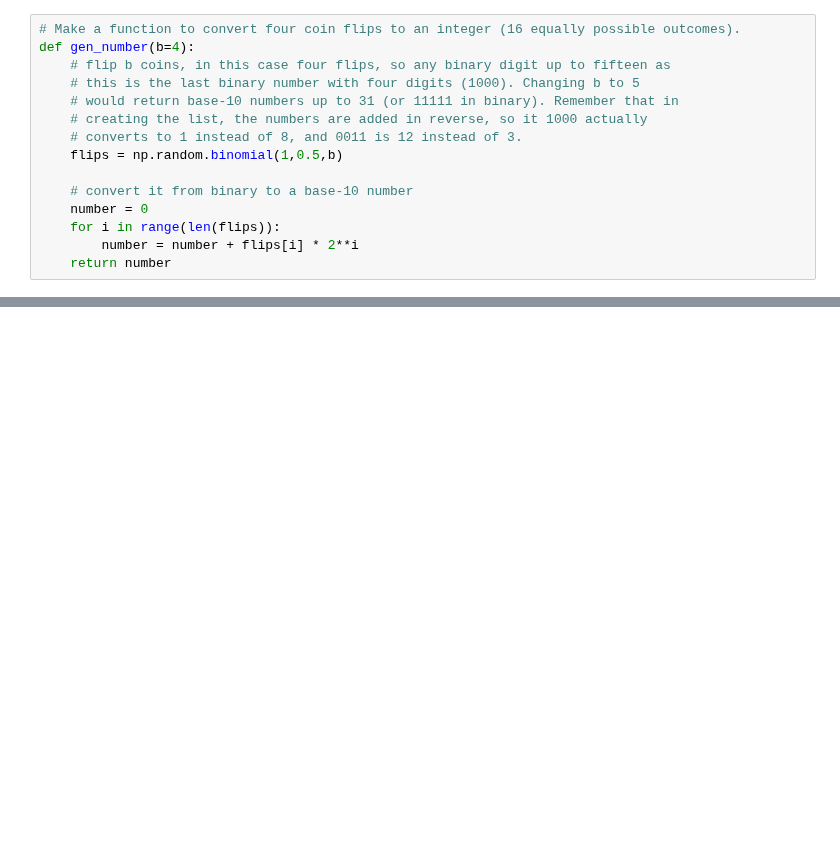
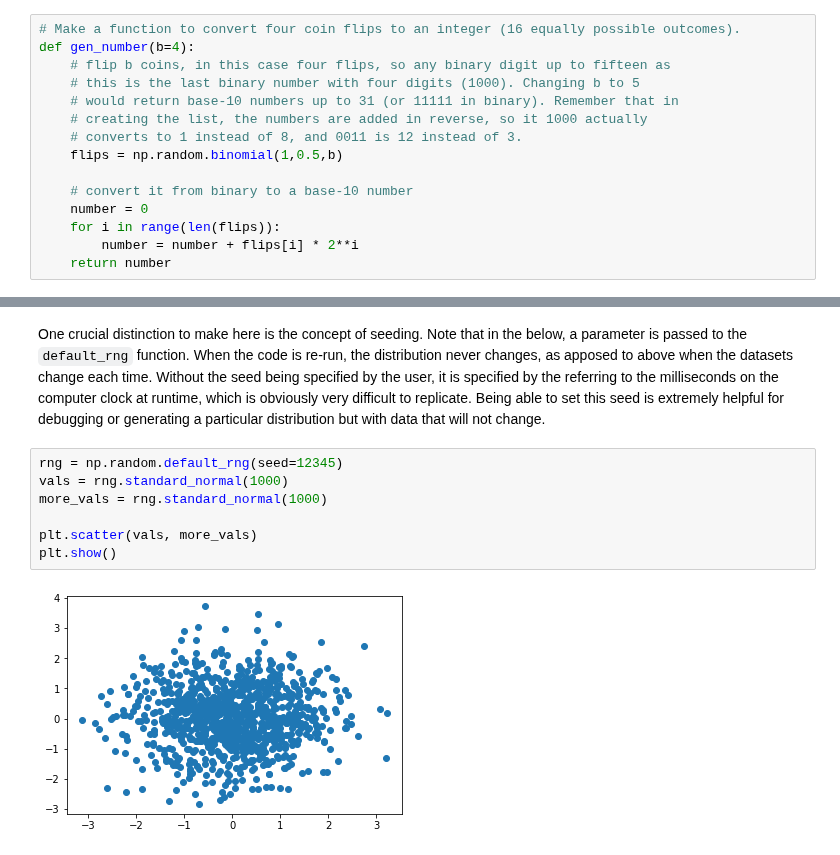
Before and after one commit to kiehozero/atu-fundda2022, a Jupyter notebook: materials/week5/distributions-and-generating-random-numbers.ipynb, the cells around one changed output, grey strips where cells are left out. Cells and saved outputs as stored; diff of their text form; blank space fills up the shorter version.

```diff
--- a/materials/week5/distributions-and-generating-random-numbers.ipynb
+++ b/materials/week5/distributions-and-generating-random-numbers.ipynb
@@ -73,0 +96,11 @@ As you increase the number assigned to no_outcomes from 100, to 1000, to 100000,
+# %% [markdown]
+One crucial distinction to make here is the concept of seeding. Note that in the below, a parameter is passed to the `default_rng` function. When the code is re-run, the distribution never changes, as apposed to above when the datasets change each time. Without the seed being specified by the user, it is specified by the referring to the milliseconds on the computer clock at runtime, which is obviously very difficult to replicate. Being able to set this seed is extremely helpful for debugging or generating a particular distribution but with data that will not change.
+# %%
+rng = np.random.default_rng(seed=12345)
+vals = rng.standard_normal(1000)
+more_vals = rng.standard_normal(1000)
+
+plt.scatter(vals, more_vals)
+plt.show()
+# %% [output]
+[figure, added]
```
Also changed, not shown: parts of 10 cells of this notebook, 1 other file.
